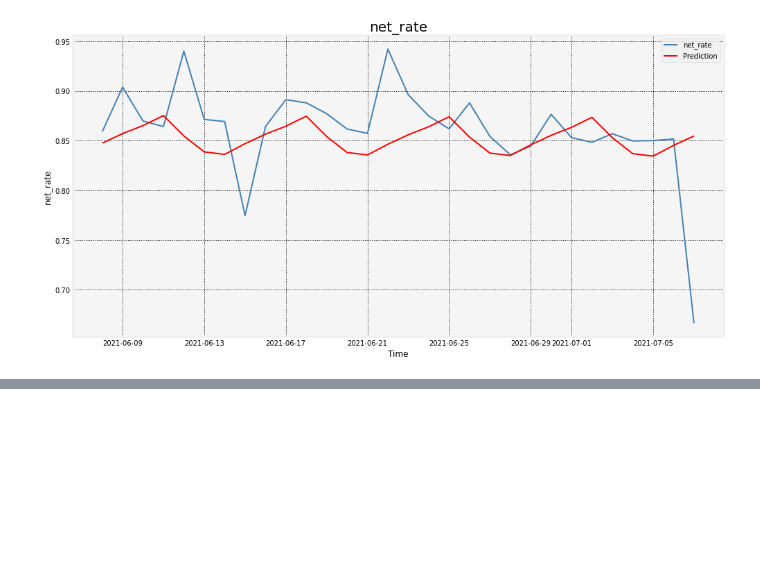
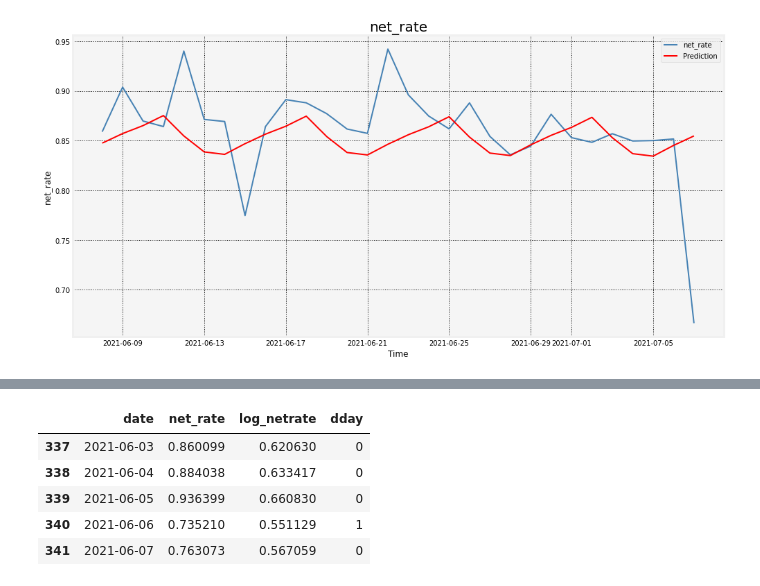
Before and after one commit to basshopee/net_rate, a Jupyter notebook: net_rate_regression.ipynb, the cells around one changed output, grey strips where cells are left out. Saved outputs shown, nothing was run; the diff lists cells and outputs as text; code cells hidden in the pictures; blank space fills up the shorter version.

```diff
--- a/net_rate_regression.ipynb
+++ b/net_rate_regression.ipynb
@@ -130,0 +160,8 @@ plt.show()
+# %%
+# feature engineering
+# log return: assume that prices are distributed log normally
+eng = train.copy()
+log = np.log(1+train["net_rate"])
+eng['log_netrate'] = log
+eng.head()
+# https://quantivity.wordpress.com/2011/02/21/why-log-returns/
@@ -130,0 +175,25 @@ plt.show()
+# %%
+dday = []
+for i in range(len(train)):
+    st = str(train.date[i])
+    if st[5:7] == st[8:10]:
+        day = 1
+        dday.append(day)
+        continue
+    if st[8:10] == '15':
+        day = 1
+        dday.append(day)
+        continue
+    else:
+        day = 0
+        dday.append(day)
+
+eng['dday'] = dday
+eng.tail()
+# %% [output]
+|  | date | net_rate | log_netrate | dday |
+| 337 | 2021-06-03 | 0.860099 | 0.620630 | 0 |
+| 338 | 2021-06-04 | 0.884038 | 0.633417 | 0 |
+| 339 | 2021-06-05 | 0.936399 | 0.660830 | 0 |
+| 340 | 2021-06-06 | 0.735210 | 0.551129 | 1 |
+| 341 | 2021-06-07 | 0.763073 | 0.567059 | 0 |
```
Also changed, not shown: parts of 10 cells of this notebook.
